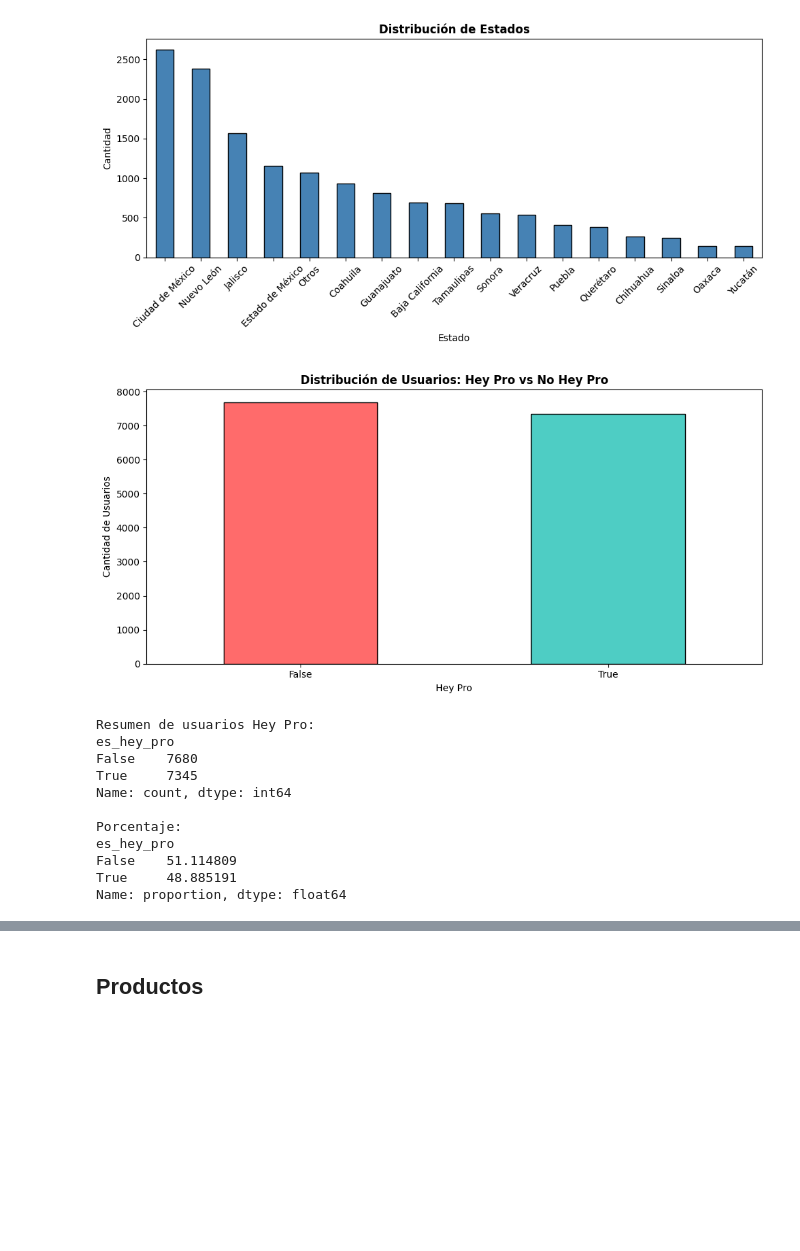
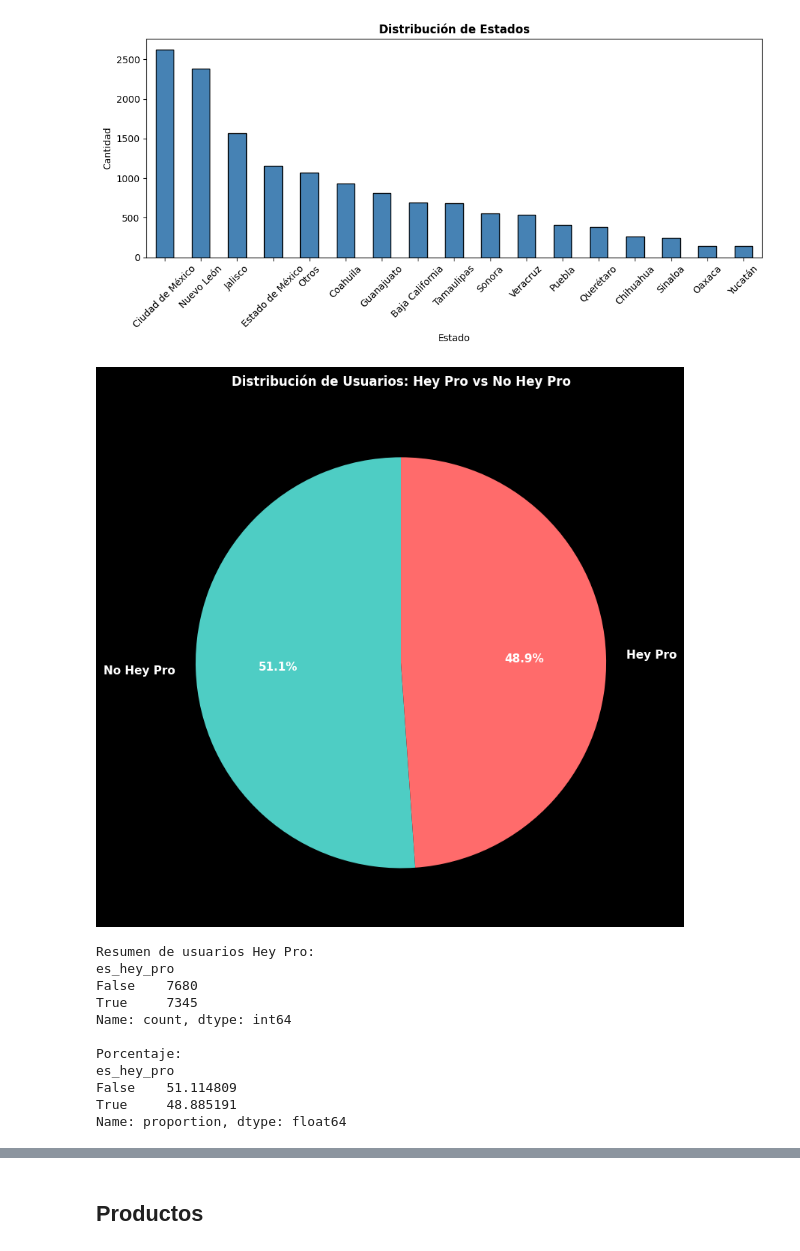
Before and after one commit to Luzdks/Datathon-2026-Wicho, a Jupyter notebook: EDA_datos-transaccionales.ipynb, the cells around one changed output, grey strips where cells are left out. Saved outputs shown, nothing was run; the diff lists cells and outputs as text; code cells hidden in the pictures; blank space fills up the shorter version.

```diff
--- a/EDA_datos-transaccionales.ipynb
+++ b/EDA_datos-transaccionales.ipynb
@@ -187,23 +187,26 @@ plt.show()
 # %% [output]
 [figure]
 # %%
-# Distribución de usuarios Hey Pro
-plt.figure(figsize=(10, 5))
-df_clientes['es_hey_pro'].value_counts().plot(kind='bar', color=['#FF6B6B', '#4ECDC4'], edgecolor='black')
-plt.title('Distribución de Usuarios: Hey Pro vs No Hey Pro', fontsize=12, fontweight='bold')
-plt.xlabel('Hey Pro')
-plt.ylabel('Cantidad de Usuarios')
-plt.xticks(rotation=0)
+# Distribución de usuarios Hey Pro (Pie Chart)
+plt.style.use('dark_background')
+
+fig, ax = plt.subplots(figsize=(8, 8))
+hey_pro_counts = df_clientes['es_hey_pro'].value_counts()
+labels_pie = ['Hey Pro' if x == 1 else 'No Hey Pro' for x in hey_pro_counts.index]
+colors = ['#4ECDC4', '#FF6B6B']
+wedges, texts, autotexts = ax.pie(hey_pro_counts.values, labels=labels_pie, colors=colors,
+                                     autopct='%1.1f%%', startangle=90, textprops={'fontsize': 11, 'weight': 'bold'})
+ax.set_title('Distribución de Usuarios: Hey Pro vs No Hey Pro', fontsize=12, fontweight='bold', pad=20)
 plt.tight_layout()
 plt.show()
 
 # Tabla resumen
 print("\nResumen de usuarios Hey Pro:")
 print(df_clientes['es_hey_pro'].value_counts())
 print(f"\nPorcentaje:")
 print(df_clientes['es_hey_pro'].value_counts(normalize=True) * 100)
 # %% [output]
-[figure, old version]
+[figure, new version]
 Resumen de usuarios Hey Pro:
 es_hey_pro
 False    7680
```
Also changed, not shown: parts of 1 cell of this notebook, 3 other files.
